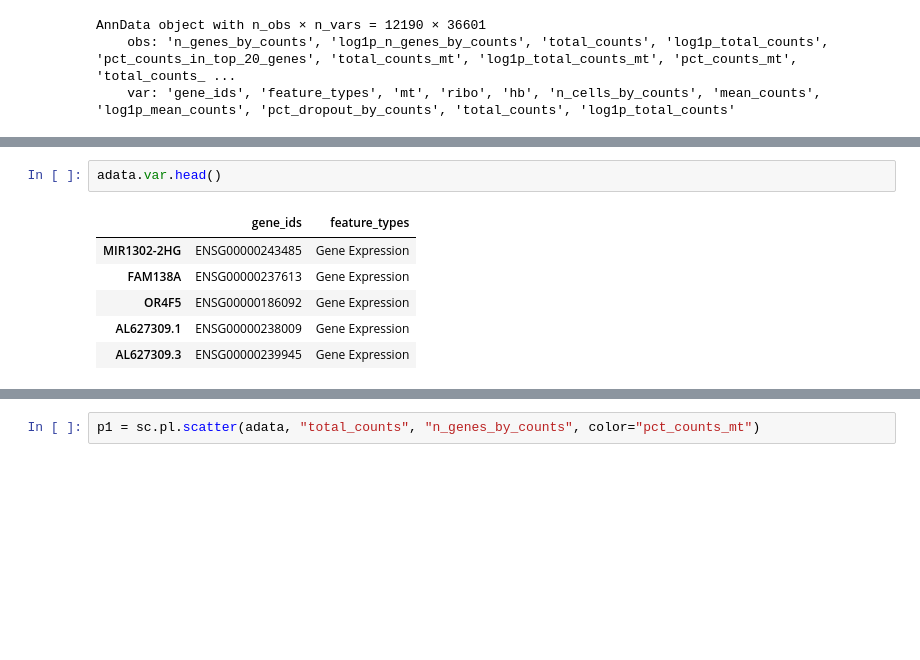
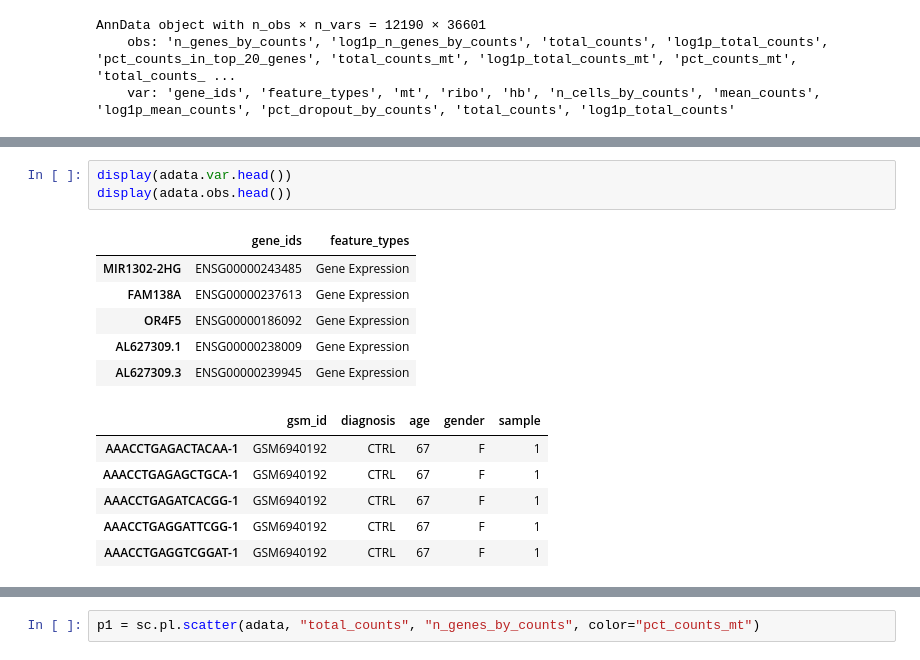
Before and after one commit to zeinabbh/M10, a Jupyter notebook: QC2.ipynb, the cells around one changed output, grey strips where cells are left out. Saved outputs shown, nothing was run; the diff lists cells and outputs as text; blank space fills up the shorter version.

```diff
--- a/QC2.ipynb
+++ b/QC2.ipynb
@@ -125,13 +155,20 @@ AnnData object with n_obs × n_vars = 66826 × 36601
     var: 'gene_ids', 'feature_types'
 # %%
-adata.var.head()
+display(adata.var.head())
+display(adata.obs.head())
 # %% [output]
 |  | gene_ids | feature_types |
 | MIR1302-2HG | ENSG00000243485 | Gene Expression |
 | FAM138A | ENSG00000237613 | Gene Expression |
 | OR4F5 | ENSG00000186092 | Gene Expression |
 | AL627309.1 | ENSG00000238009 | Gene Expression |
 | AL627309.3 | ENSG00000239945 | Gene Expression |
+|  | gsm_id | diagnosis | age | gender | sample |
+| AAACCTGAGACTACAA-1 | GSM6940192 | CTRL | 67 | F | 1 |
+| AAACCTGAGAGCTGCA-1 | GSM6940192 | CTRL | 67 | F | 1 |
+| AAACCTGAGATCACGG-1 | GSM6940192 | CTRL | 67 | F | 1 |
+| AAACCTGAGGATTCGG-1 | GSM6940192 | CTRL | 67 | F | 1 |
+| AAACCTGAGGTCGGAT-1 | GSM6940192 | CTRL | 67 | F | 1 |
 # %%
 # Run QC globally
 
```
Also changed, not shown: parts of 20 cells of this notebook.
